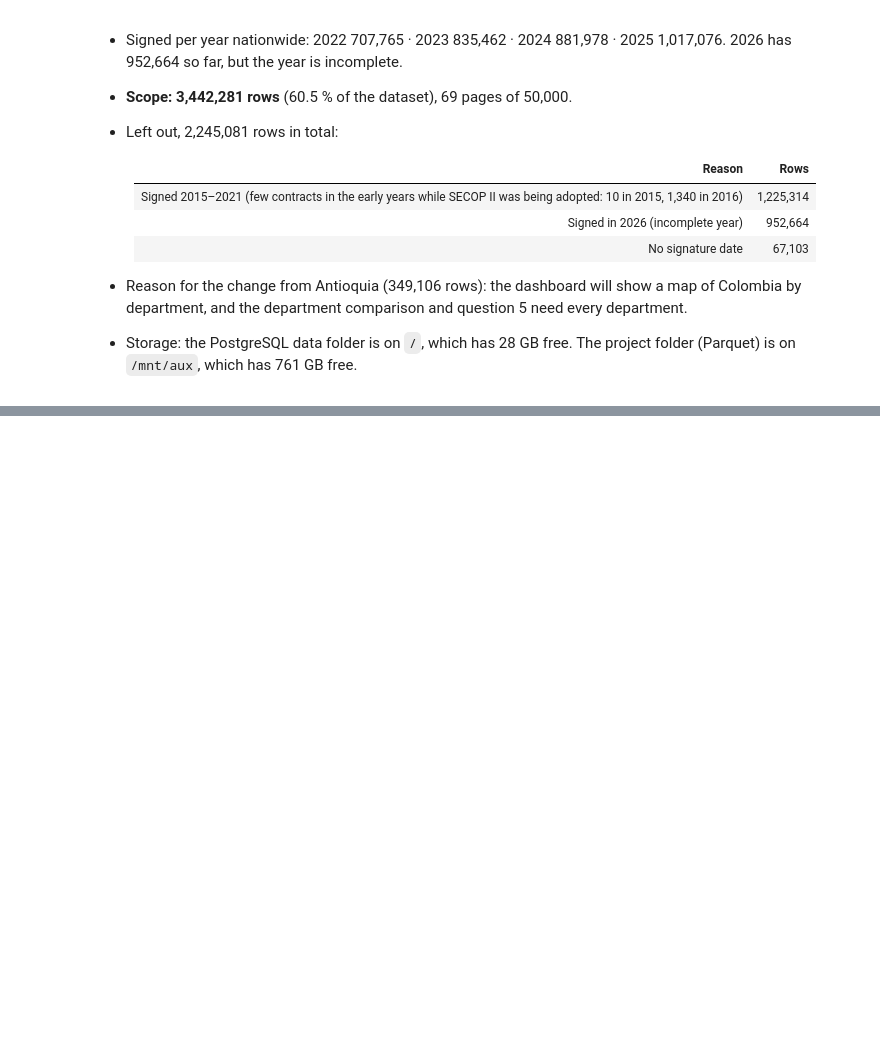
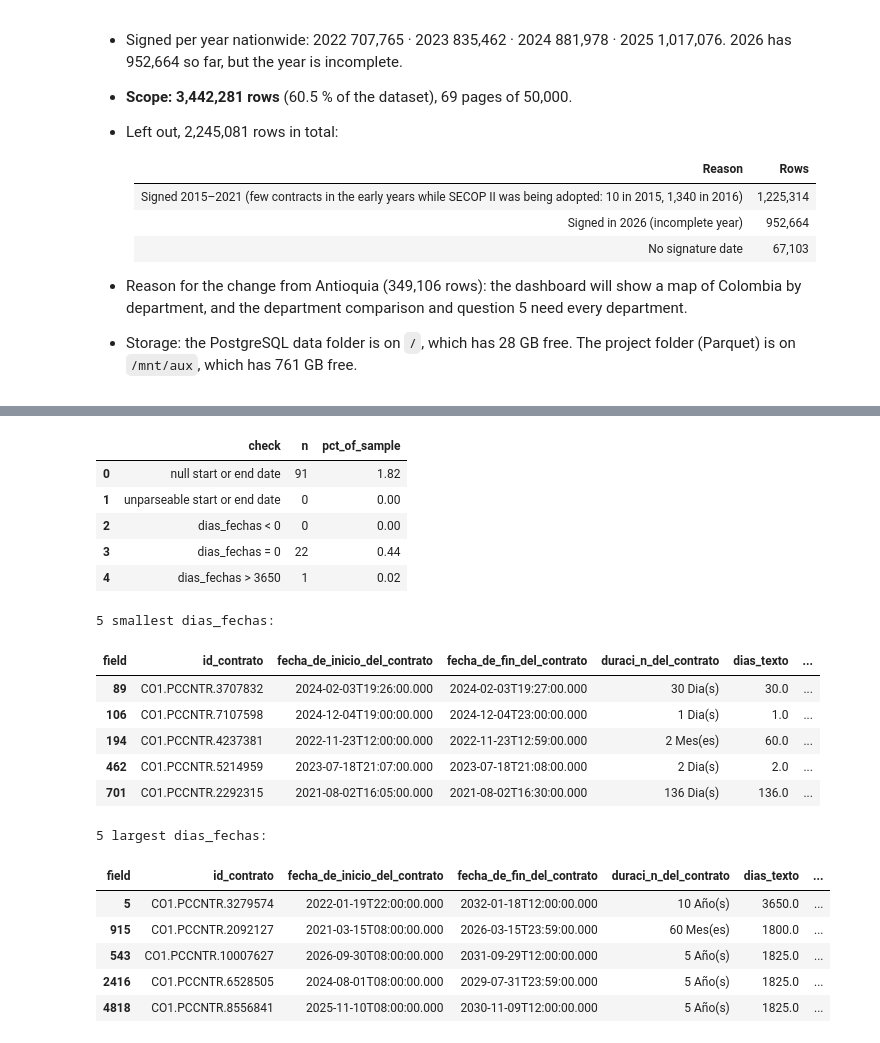
Before and after one commit to Dvargasar6/SecopII_project, a Jupyter notebook: notebooks/01_exploracion.ipynb, the cells around one changed output, grey strips where cells are left out. Cells and saved outputs as stored; diff of their text form; code cells hidden in the pictures; blank space fills up the shorter version.

```diff
--- a/notebooks/01_exploracion.ipynb
+++ b/notebooks/01_exploracion.ipynb
@@ -748,0 +886,17 @@ Other useful fields: `dias_adicionados` (number), `duraci_n_del_contrato` (text
+# %%
+# (b) dias_fechas = end date - start date, in calendar days
+INI, FIN = 'fecha_de_inicio_del_contrato', 'fecha_de_fin_del_contrato'
+ini_raw, fin_raw = sample[INI], sample[FIN]
+ini = pd.to_datetime(ini_raw, errors='coerce', format='ISO8601')  # coerce only to count failures
+fin = pd.to_datetime(fin_raw, errors='coerce', format='ISO8601')
+
+parse_b = pd.DataFrame({
+    'field': [INI, FIN],
+    'non_null_raw': [int(ini_raw.notna().sum()), int(fin_raw.notna().sum())],
+    'parse_failures': [int((ini_raw.notna() & ini.isna()).sum()), int((fin_raw.notna() & fin.isna()).sum())],
+})
+dias_fechas = (fin.dt.normalize() - ini.dt.normalize()).dt.days.astype('float64')
+
+print(f'dias_fechas computed for {int(dias_fechas.notna().sum()):,} of {N_SAMPLE:,} rows')
+display(parse_b)
+dias_fechas.describe(percentiles=[0.01, 0.25, 0.5, 0.75, 0.99]).to_frame('dias_fechas')
@@ -748,0 +919,41 @@ Other useful fields: `dias_adicionados` (number), `duraci_n_del_contrato` (text
+# %%
+# (c) Quality of dias_fechas: counts and percentages of the sample, and the extreme values
+checks = {
+    'null start or end date': ini_raw.isna() | fin_raw.isna(),
+    'unparseable start or end date': (ini_raw.notna() & ini.isna()) | (fin_raw.notna() & fin.isna()),
+    'dias_fechas < 0': dias_fechas < 0,
+    'dias_fechas = 0': dias_fechas == 0,
+    'dias_fechas > 3650': dias_fechas > 3650,
+}
+quality_c = pd.DataFrame(
+    [{'check': k, 'n': int(m.sum()), 'pct_of_sample': round(100 * m.sum() / N_SAMPLE, 2)}
+     for k, m in checks.items()]
+)
+display(quality_c)
+
+extremes = sample[['id_contrato', INI, FIN, DUR]].assign(dias_texto=dias_texto, dias_fechas=dias_fechas)
+print('5 smallest dias_fechas:')
+display(extremes.nsmallest(5, 'dias_fechas'))
+print('5 largest dias_fechas:')
+extremes.nlargest(5, 'dias_fechas')
+# %% [output]
+|  | check | n | pct_of_sample |
+| 0 | null start or end date | 91 | 1.82 |
+| 1 | unparseable start or end date | 0 | 0.00 |
+| 2 | dias_fechas < 0 | 0 | 0.00 |
+| 3 | dias_fechas = 0 | 22 | 0.44 |
+| 4 | dias_fechas > 3650 | 1 | 0.02 |
+5 smallest dias_fechas:
+| field | id_contrato | fecha_de_inicio_del_contrato | fecha_de_fin_del_contrato | duraci_n_del_contrato | dias_texto | ... |
+| 89 | CO1.PCCNTR.3707832 | 2024-02-03T19:26:00.000 | 2024-02-03T19:27:00.000 | 30 Dia(s) | 30.0 | ... |
+| 106 | CO1.PCCNTR.7107598 | 2024-12-04T19:00:00.000 | 2024-12-04T23:00:00.000 | 1 Dia(s) | 1.0 | ... |
+| 194 | CO1.PCCNTR.4237381 | 2022-11-23T12:00:00.000 | 2022-11-23T12:59:00.000 | 2 Mes(es) | 60.0 | ... |
+| 462 | CO1.PCCNTR.5214959 | 2023-07-18T21:07:00.000 | 2023-07-18T21:08:00.000 | 2 Dia(s) | 2.0 | ... |
+| 701 | CO1.PCCNTR.2292315 | 2021-08-02T16:05:00.000 | 2021-08-02T16:30:00.000 | 136 Dia(s) | 136.0 | ... |
+5 largest dias_fechas:
+| field | id_contrato | fecha_de_inicio_del_contrato | fecha_de_fin_del_contrato | duraci_n_del_contrato | dias_texto | ... |
+| 5 | CO1.PCCNTR.3279574 | 2022-01-19T22:00:00.000 | 2032-01-18T12:00:00.000 | 10 Año(s) | 3650.0 | ... |
+| 915 | CO1.PCCNTR.2092127 | 2021-03-15T08:00:00.000 | 2026-03-15T23:59:00.000 | 60 Mes(es) | 1800.0 | ... |
+| 543 | CO1.PCCNTR.10007627 | 2026-09-30T08:00:00.000 | 2031-09-29T12:00:00.000 | 5 Año(s) | 1825.0 | ... |
+| 2416 | CO1.PCCNTR.6528505 | 2024-08-01T08:00:00.000 | 2029-07-31T23:59:00.000 | 5 Año(s) | 1825.0 | ... |
+| 4818 | CO1.PCCNTR.8556841 | 2025-11-10T08:00:00.000 | 2030-11-09T12:00:00.000 | 5 Año(s) | 1825.0 | ... |
```
Also changed, not shown: parts of 8 cells of this notebook, 1 other file.
